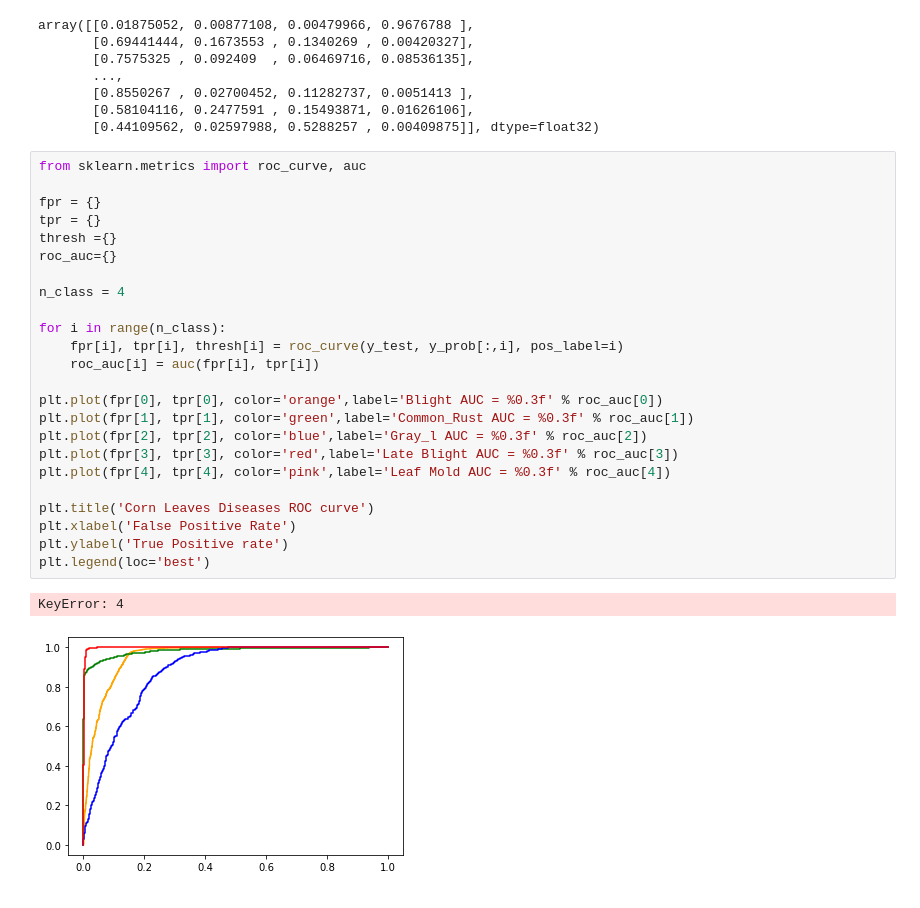
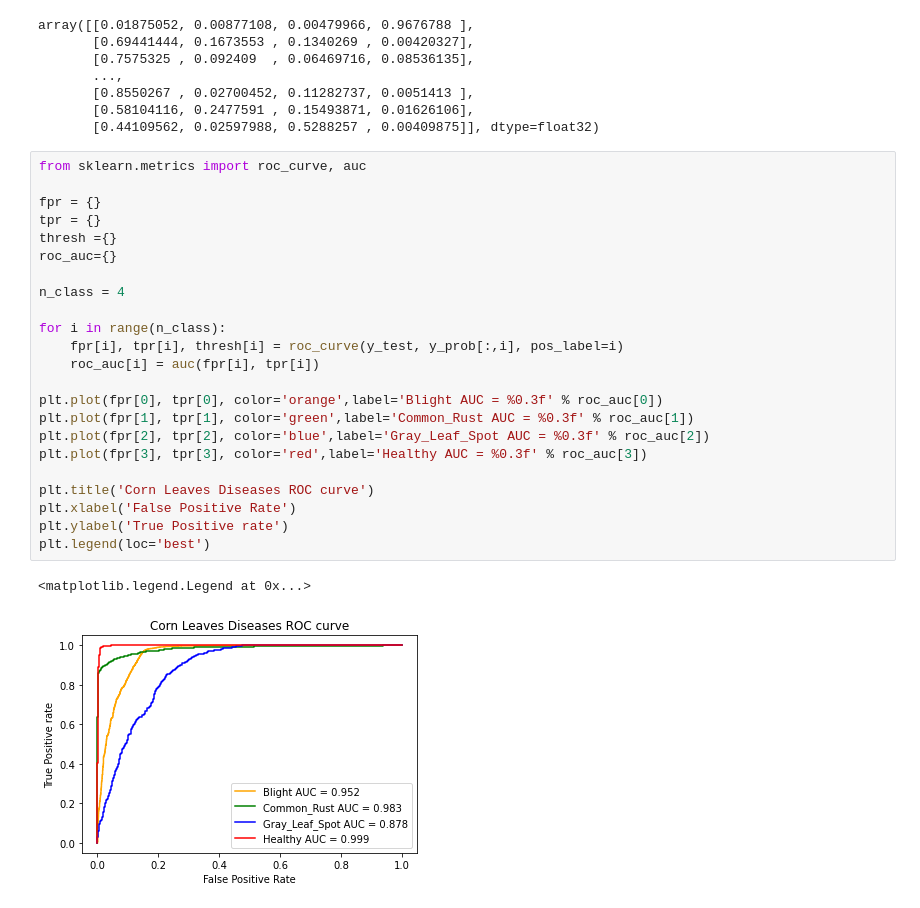
Before and after one commit to Rakibuz/Corn-Leaf-Disease-Detection-Using-CNN, a Jupyter notebook: Corn_Disease_Detection_Model.ipynb, the cells around one changed output. Drawn from its saved outputs; the diff is of its cells as text.

```diff
--- a/Corn_Disease_Detection_Model.ipynb
+++ b/Corn_Disease_Detection_Model.ipynb
@@ -270,27 +270,26 @@ array([[0.01875052, 0.00877108, 0.00479966, 0.9676788 ],
 # %%
 from sklearn.metrics import roc_curve, auc
 
 fpr = {}
 tpr = {}
 thresh ={}
 roc_auc={}
 
 n_class = 4
 
 for i in range(n_class):
     fpr[i], tpr[i], thresh[i] = roc_curve(y_test, y_prob[:,i], pos_label=i)
     roc_auc[i] = auc(fpr[i], tpr[i])
 
 plt.plot(fpr[0], tpr[0], color='orange',label='Blight AUC = %0.3f' % roc_auc[0])
 plt.plot(fpr[1], tpr[1], color='green',label='Common_Rust AUC = %0.3f' % roc_auc[1])
-plt.plot(fpr[2], tpr[2], color='blue',label='Gray_l AUC = %0.3f' % roc_auc[2])
-plt.plot(fpr[3], tpr[3], color='red',label='Late Blight AUC = %0.3f' % roc_auc[3])
-plt.plot(fpr[4], tpr[4], color='pink',label='Leaf Mold AUC = %0.3f' % roc_auc[4])
+plt.plot(fpr[2], tpr[2], color='blue',label='Gray_Leaf_Spot AUC = %0.3f' % roc_auc[2])
+plt.plot(fpr[3], tpr[3], color='red',label='Healthy AUC = %0.3f' % roc_auc[3])
 
 plt.title('Corn Leaves Diseases ROC curve')
 plt.xlabel('False Positive Rate')
 plt.ylabel('True Positive rate')
 plt.legend(loc='best')
 # %% [output]
-KeyError: 4
+<matplotlib.legend.Legend at 0x...>
-[figure, old version]
+[figure, new version]
```
Also changed, not shown: parts of 1 cell of this notebook.
